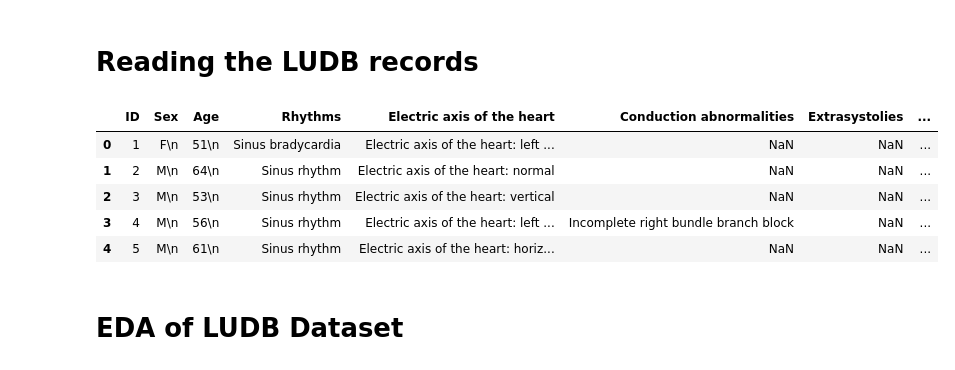
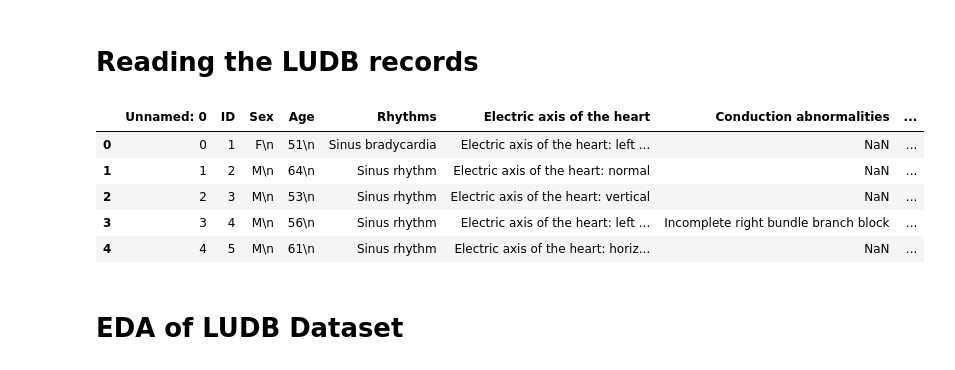
Before and after one commit to klnagoshi/group41_cs109b, a Jupyter notebook: EDA.ipynb, the cells around one changed output. Drawn from its saved outputs; the diff is of its cells as text; code cells hidden in the pictures.

```diff
--- a/EDA.ipynb
+++ b/EDA.ipynb
@@ -25,15 +27,15 @@ def record_as_df(record_name):
     record_df.columns = channel_names
     return(record_df)
 # %%
-characteristics = pd.read_csv('ludb.csv')
+characteristics = pd.read_csv('characteristics.csv')
 characteristics.head()
 # %% [output]
-|  | ID | Sex | Age | Rhythms | Electric axis of the heart | Conduction abnormalities | Extrasystolies | ... |
-| 0 | 1 | F\n | 51\n | Sinus bradycardia | Electric axis of the heart: left ... | NaN | NaN | ... |
-| 1 | 2 | M\n | 64\n | Sinus rhythm | Electric axis of the heart: normal | NaN | NaN | ... |
-| 2 | 3 | M\n | 53\n | Sinus rhythm | Electric axis of the heart: vertical | NaN | NaN | ... |
-| 3 | 4 | M\n | 56\n | Sinus rhythm | Electric axis of the heart: left ... | Incomplete right bundle branch block | NaN | ... |
-| 4 | 5 | M\n | 61\n | Sinus rhythm | Electric axis of the heart: horiz... | NaN | NaN | ... |
+|  | Unnamed: 0 | ID | Sex | Age | Rhythms | Electric axis of the heart | Conduction abnormalities | ... |
+| 0 | 0 | 1 | F\n | 51\n | Sinus bradycardia | Electric axis of the heart: left ... | NaN | ... |
+| 1 | 1 | 2 | M\n | 64\n | Sinus rhythm | Electric axis of the heart: normal | NaN | ... |
+| 2 | 2 | 3 | M\n | 53\n | Sinus rhythm | Electric axis of the heart: vertical | NaN | ... |
+| 3 | 3 | 4 | M\n | 56\n | Sinus rhythm | Electric axis of the heart: left ... | Incomplete right bundle branch block | ... |
+| 4 | 4 | 5 | M\n | 61\n | Sinus rhythm | Electric axis of the heart: horiz... | NaN | ... |
 # %%
 characteristics.to_csv('characteristics.csv')
 # %%
```
Also changed, not shown: parts of 11 cells of this notebook.
